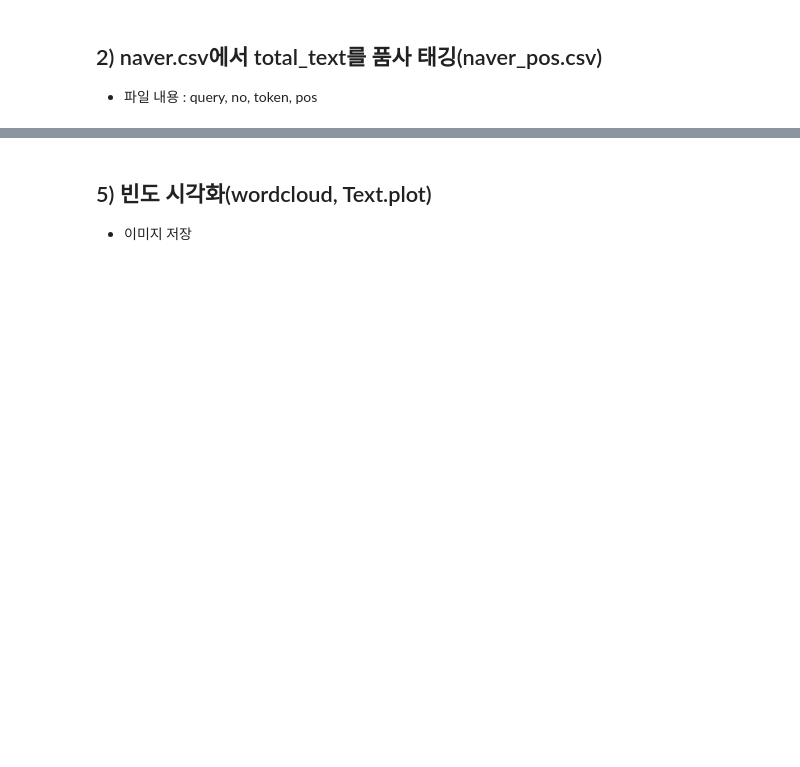
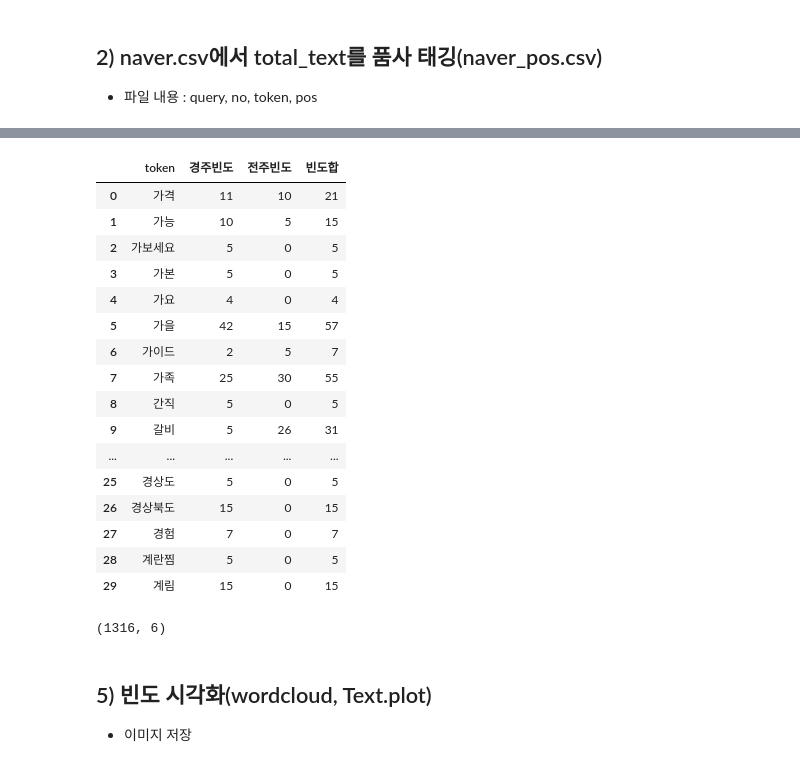
Before and after one commit to hayza1017/ai, a Jupyter notebook: Source/06_자연어처리/ch2_QUIZ_경주여행과 전주여행 비교.ipynb, the cells around one changed output, grey strips where cells are left out. Drawn from its saved outputs; the diff is of its cells as text; code cells hidden in the pictures; blank space fills up the shorter version.

```diff
--- a/Source/06_자연어처리/ch2_QUIZ_경주여행과 전주여행 비교.ipynb
+++ b/Source/06_자연어처리/ch2_QUIZ_경주여행과 전주여행 비교.ipynb
@@ -154,0 +288,3 @@ for query in queries:
+# %%
+df_nouns = df_postagged.loc[df_postagged['pos'].isin(select_pos), ['query','token','pos']]
+df_nouns.sample()
@@ -157,0 +305,5 @@ for query in queries:
+# %%
+df_token_grp = df_nouns.groupby(['query', 'token'], as_index=False).count()
+# df_token_grp.columns = ['query', 'token', 'count']
+df_token_grp.rename(columns={'pos':'count'}, inplace=True)
+df_token_grp.sample()
@@ -157,0 +313,4 @@ for query in queries:
+# %%
+df_gj = df_token_grp.loc[df_token_grp['query']=='경주 여행', ['token', 'count']]
+df_jj = df_token_grp.loc[df_token_grp['query']=='전주 여행', ['token', 'count']]
+df_gj.shape, df_jj.shape
@@ -157,0 +358,28 @@ for query in queries:
+# %%
+df_mrg = pd.merge(df_gj, df_jj, on='token', how='outer')
+df_mrg = df_mrg.fillna(0)
+df_mrg = df_mrg.rename(columns={'count_x':'경주빈도', 'count_y':'전주빈도'})
+# %%
+df_mrg['경주빈도'] = df_mrg['경주빈도'].astype(np.int16)
+df_mrg['전주빈도'] = df_mrg['전주빈도'].astype(np.int16)
+df_mrg['빈도합'] = df_mrg['경주빈도'] + df_mrg['전주빈도']
+df_mrg.sort_values(by='빈도합', ascending=False)
+df_mrg.head(30)
+# %% [output]
+|  | token | 경주빈도 | 전주빈도 | 빈도합 |
+| 0 | 가격 | 11 | 10 | 21 |
+| 1 | 가능 | 10 | 5 | 15 |
+| 2 | 가보세요 | 5 | 0 | 5 |
+| 3 | 가본 | 5 | 0 | 5 |
+| 4 | 가요 | 4 | 0 | 4 |
+| 5 | 가을 | 42 | 15 | 57 |
+| 6 | 가이드 | 2 | 5 | 7 |
+| 7 | 가족 | 25 | 30 | 55 |
+| 8 | 간직 | 5 | 0 | 5 |
+| 9 | 갈비 | 5 | 26 | 31 |
+| ... | ... | ... | ... | ... |
+| 25 | 경상도 | 5 | 0 | 5 |
+| 26 | 경상북도 | 15 | 0 | 15 |
+| 27 | 경험 | 7 | 0 | 7 |
+| 28 | 계란찜 | 5 | 0 | 5 |
+| 29 | 계림 | 15 | 0 | 15 |
@@ -158,3 +390,7 @@ for query in queries:
+# %%
+df_mrg.shape
+# %% [output]
+(1316, 6)
 # %% [markdown]
 ## 5) 빈도 시각화(wordcloud, Text.plot)
    * 이미지 저장
```
Also changed, not shown: parts of 47 cells of this notebook, 5 other files.
